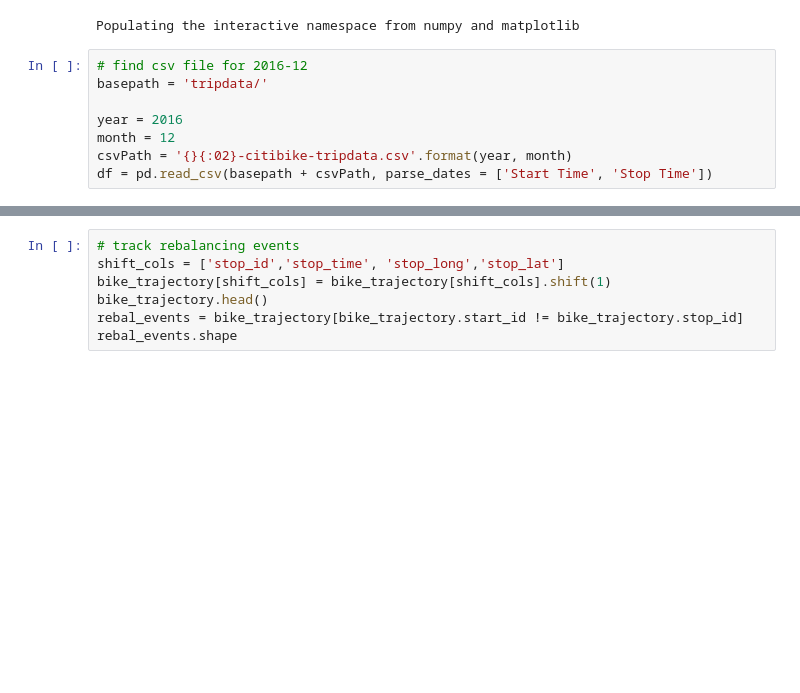
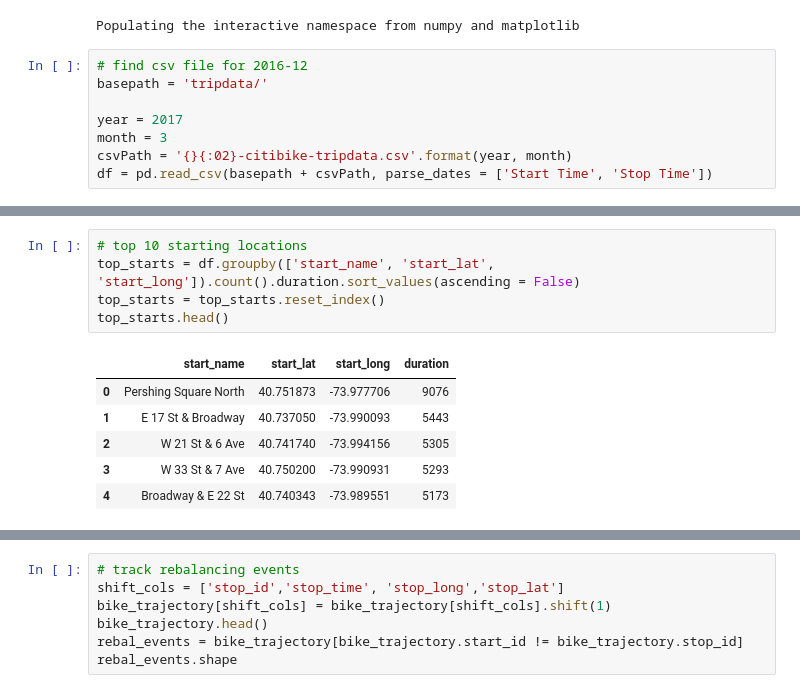
Before and after one commit to djevans071/Rebalancing-Citibike, a Jupyter notebook: Rebalancing.ipynb, the cells around one changed output, grey strips where cells are left out. Saved outputs shown, nothing was run; the diff lists cells and outputs as text; blank space fills up the shorter version.

```diff
--- a/Rebalancing.ipynb
+++ b/Rebalancing.ipynb
@@ -11,8 +11,8 @@ Populating the interactive namespace from numpy and matplotlib
 # find csv file for 2016-12
 basepath = 'tripdata/'
 
-year = 2016
-month = 12
+year = 2017
+month = 3
 csvPath = '{}{:02}-citibike-tripdata.csv'.format(year, month)
 df = pd.read_csv(basepath + csvPath, parse_dates = ['Start Time', 'Stop Time'])
 # %%
@@ -36,0 +96,12 @@ df = df.rename(columns = new_cols)
+# %%
+# top 10 starting locations
+top_starts = df.groupby(['start_name', 'start_lat', 'start_long']).count().duration.sort_values(ascending = False)
+top_starts = top_starts.reset_index()
+top_starts.head()
+# %% [output]
+|  | start_name | start_lat | start_long | duration |
+| 0 | Pershing Square North | 40.751873 | -73.977706 | 9076 |
+| 1 | E 17 St & Broadway | 40.737050 | -73.990093 | 5443 |
+| 2 | W 21 St & 6 Ave | 40.741740 | -73.994156 | 5305 |
+| 3 | W 33 St & 7 Ave | 40.750200 | -73.990931 | 5293 |
+| 4 | Broadway & E 22 St | 40.740343 | -73.989551 | 5173 |
```
Also changed, not shown: parts of 19 cells of this notebook.
